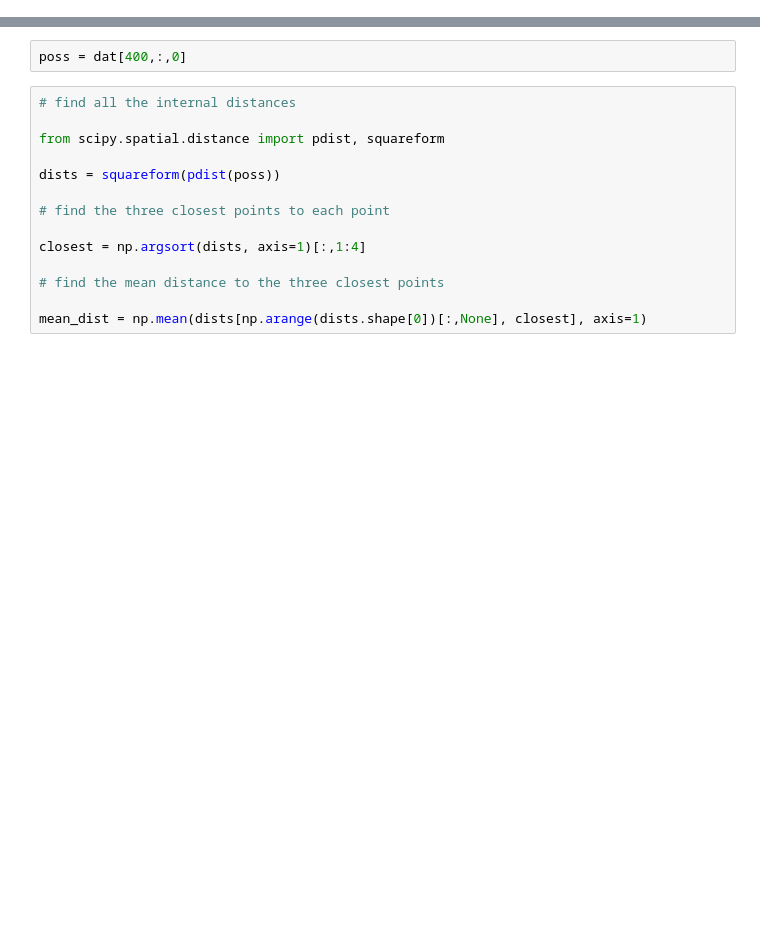
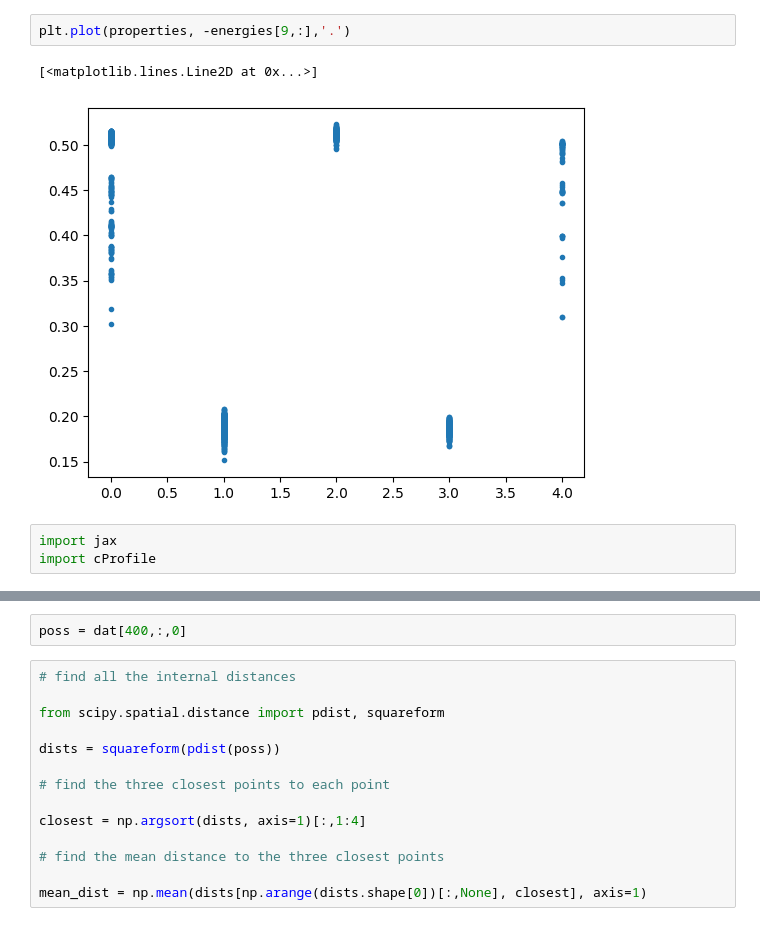
Before and after one commit to JakobSchauser/Thesis, a Jupyter notebook: Code/testing.ipynb, the cells around one changed output, grey strips where cells are left out. Saved outputs shown, nothing was run; the diff lists cells and outputs as text; blank space fills up the shorter version.

```diff
--- a/Code/testing.ipynb
+++ b/Code/testing.ipynb
@@ -12,0 +56,8 @@ with h5py.File('runs/timeline_less_tip.hdf5', 'r') as f:
+# %%
+plt.plot(properties, -energies[9,:],'.')
+# %% [output]
+[<matplotlib.lines.Line2D at 0x...>]
+[figure, added]
+# %%
+import jax
+import cProfile
```
Also changed, not shown: parts of 7 cells of this notebook, 4 other files.
